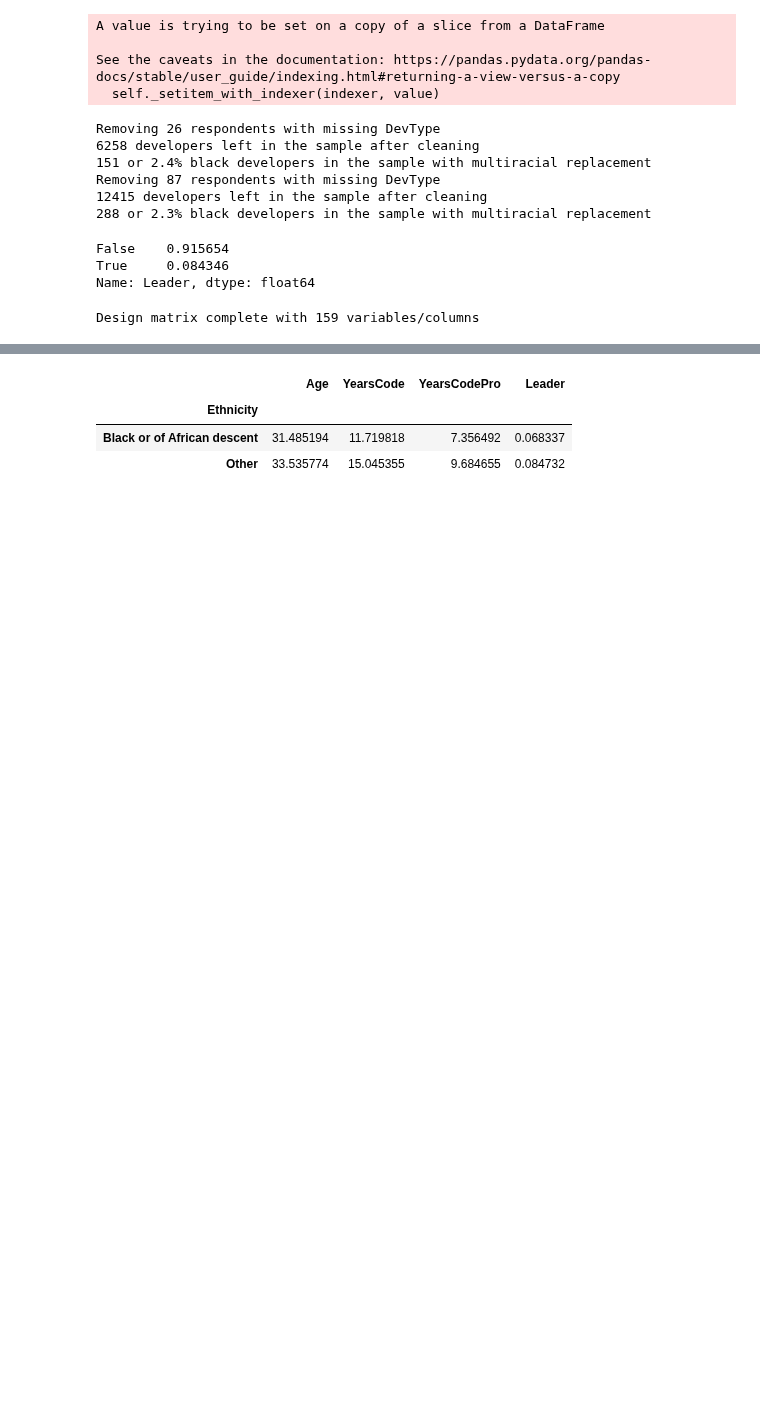
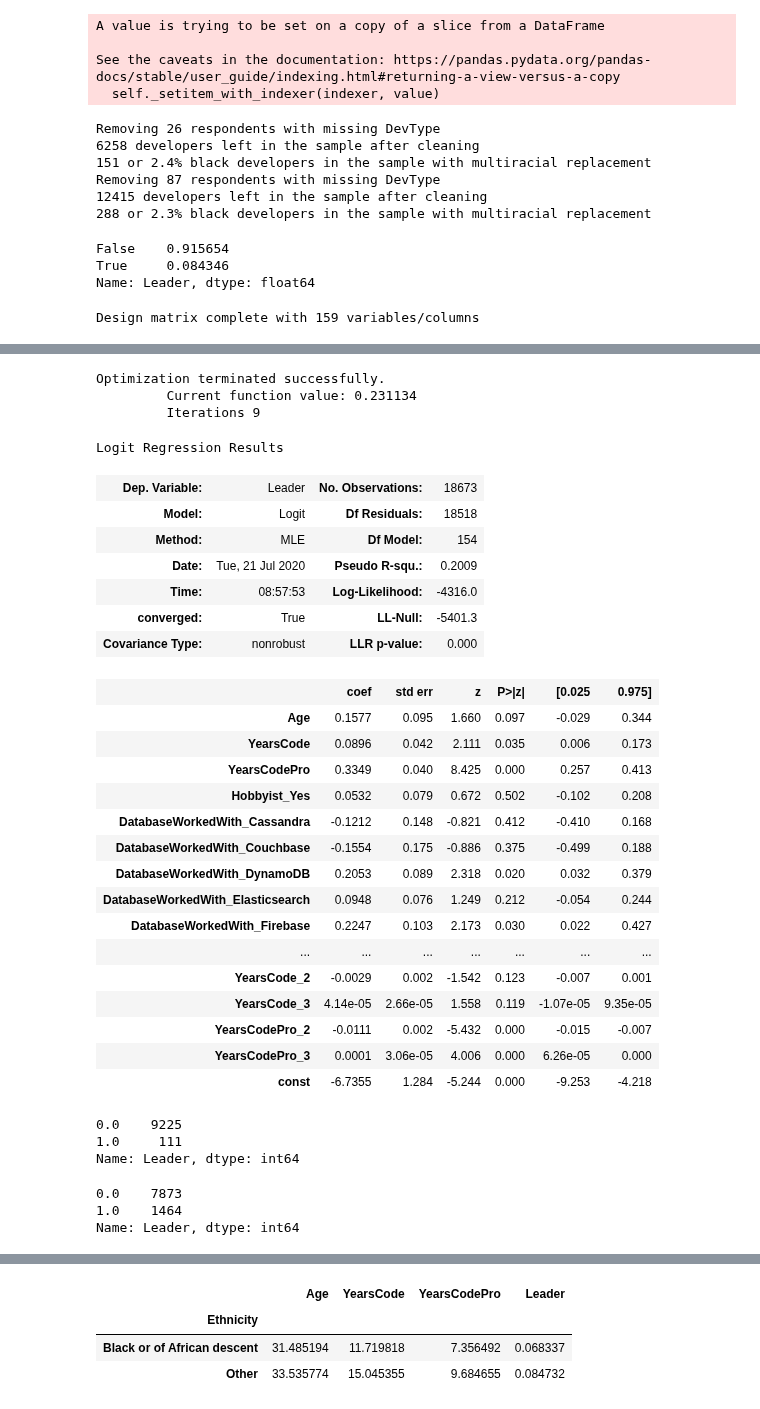
Before and after one commit to whoisnnamdi/black-dev-2020, a Jupyter notebook: code/career.ipynb, the cells around one changed output, grey strips where cells are left out. Drawn from its saved outputs; the diff is of its cells as text; code cells hidden in the pictures; blank space fills up the shorter version.

```diff
--- a/code/career.ipynb
+++ b/code/career.ipynb
@@ -80,0 +71,45 @@ Optimization terminated successfully.
+# %%
+model = sm.Logit(endog=Y, exog=X.drop([col for col in X.columns if D in col] + [col for col in X.columns if "PurchaseWhat" in col], axis=1).assign(const=1)).fit()
+# %% [output]
+Optimization terminated successfully.
+         Current function value: 0.231134
+         Iterations 9
+# %%
+model.summary()
+# %% [output]
+Logit Regression Results
+| Dep. Variable: | Leader | No. Observations: | 18673 |
+| Model: | Logit | Df Residuals: | 18518 |
+| Method: | MLE | Df Model: | 154 |
+| Date: | Tue, 21 Jul 2020 | Pseudo R-squ.: | 0.2009 |
+| Time: | 08:57:53 | Log-Likelihood: | -4316.0 |
+| converged: | True | LL-Null: | -5401.3 |
+| Covariance Type: | nonrobust | LLR p-value: | 0.000 |
+|  | coef | std err | z | P>|z| | [0.025 | 0.975] |
+| Age | 0.1577 | 0.095 | 1.660 | 0.097 | -0.029 | 0.344 |
+| YearsCode | 0.0896 | 0.042 | 2.111 | 0.035 | 0.006 | 0.173 |
+| YearsCodePro | 0.3349 | 0.040 | 8.425 | 0.000 | 0.257 | 0.413 |
+| Hobbyist_Yes | 0.0532 | 0.079 | 0.672 | 0.502 | -0.102 | 0.208 |
+| DatabaseWorkedWith_Cassandra | -0.1212 | 0.148 | -0.821 | 0.412 | -0.410 | 0.168 |
+| DatabaseWorkedWith_Couchbase | -0.1554 | 0.175 | -0.886 | 0.375 | -0.499 | 0.188 |
+| DatabaseWorkedWith_DynamoDB | 0.2053 | 0.089 | 2.318 | 0.020 | 0.032 | 0.379 |
+| DatabaseWorkedWith_Elasticsearch | 0.0948 | 0.076 | 1.249 | 0.212 | -0.054 | 0.244 |
+| DatabaseWorkedWith_Firebase | 0.2247 | 0.103 | 2.173 | 0.030 | 0.022 | 0.427 |
+| ... | ... | ... | ... | ... | ... | ... |
+| YearsCode_2 | -0.0029 | 0.002 | -1.542 | 0.123 | -0.007 | 0.001 |
+| YearsCode_3 | 4.14e-05 | 2.66e-05 | 1.558 | 0.119 | -1.07e-05 | 9.35e-05 |
+| YearsCodePro_2 | -0.0111 | 0.002 | -5.432 | 0.000 | -0.015 | -0.007 |
+| YearsCodePro_3 | 0.0001 | 3.06e-05 | 4.006 | 0.000 | 6.26e-05 | 0.000 |
+| const | -6.7355 | 1.284 | -5.244 | 0.000 | -9.253 | -4.218 |
+# %%
+Y.reset_index(drop=True)[pd.concat([Y.reset_index(drop=True), pd.Series(model.predict(), name="Pred")], axis=1)["Pred"] <= 0.03299].value_counts()
+# %% [output]
+0.0    9225
+1.0     111
+Name: Leader, dtype: int64
+# %%
+Y.reset_index(drop=True)[pd.concat([Y.reset_index(drop=True), pd.Series(model.predict(), name="Pred")], axis=1)["Pred"] > 0.03299].value_counts()
+# %% [output]
+0.0    7873
+1.0    1464
+Name: Leader, dtype: int64
```
Also changed, not shown: parts of 25 cells of this notebook.
